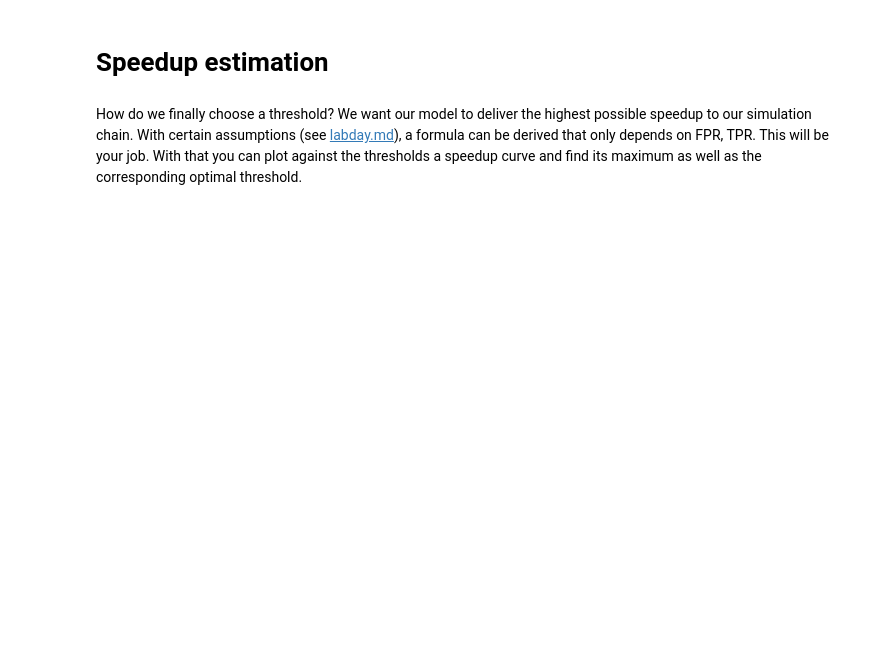
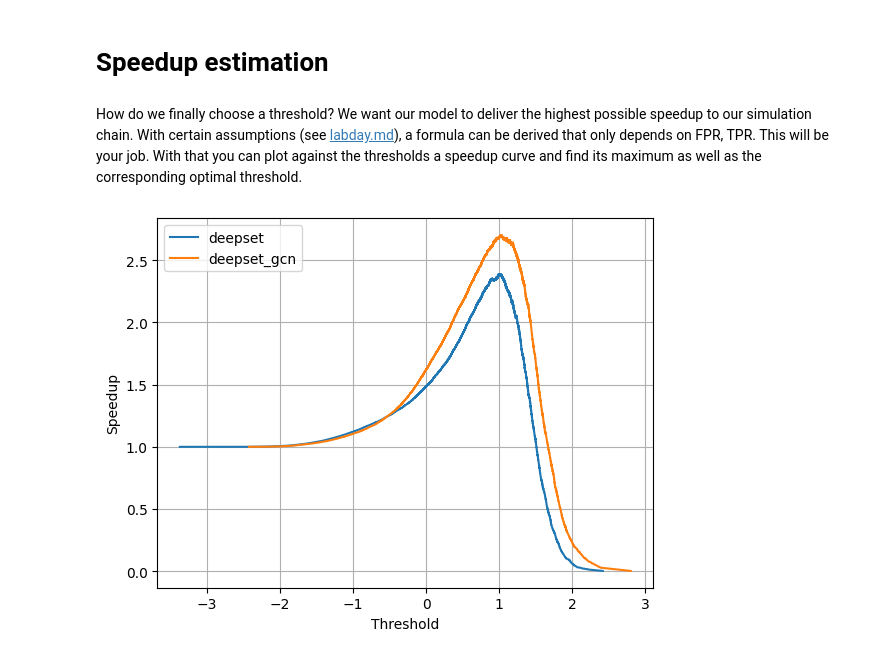
Before and after one commit to vyron-arvanitis/pp-lab, a Jupyter notebook: loading_and_evaluation.ipynb, the cells around one changed output. Cells and saved outputs as stored; diff of their text form; code cells hidden in the pictures; blank space fills up the shorter version.

```diff
--- a/loading_and_evaluation.ipynb
+++ b/loading_and_evaluation.ipynb
@@ -192,19 +209,23 @@ pd.DataFrame(summary).set_index("Model")
 How do we finally choose a threshold? We want our model to deliver the highest possible speedup to our simulation chain. With certain assumptions (see [labday.md](labday.md)), a formula can be derived that only depends on FPR, TPR. This will be your job. With that you can plot against the thresholds a speedup curve and find its maximum as well as the corresponding optimal threshold.
 # %%
 def speedup(fpr, tpr):
-    return ...
+    r = 0.05
+    speed_up = (101 * tpr) / (1 + (tpr*r+fpr*(1-r))*100)
+    return speed_up
 # %%
-for i, (model_name, score) in enumerate(scores.items()):
+for i, (model_name, (labels, score)) in enumerate(scores.items()):
     fpr, tpr, thr = roc_curve(labels, score)
     s = speedup(fpr, tpr)
     s_max = max(s)
     thr_max = thr[np.argmax(s)]
     summary[i]["Max. Speedup"] = s_max
     summary[i]["Best Threshold"] = thr_max
     plt.plot(thr[1:], s[1:], label=model_name)
 plt.xlabel("Threshold")
 plt.ylabel("Speedup")
 plt.legend()
 plt.grid()
+# %% [output]
+[figure, added]
 # %%
 pd.DataFrame(summary).set_index("Model")
```
Also changed, not shown: parts of 12 cells of this notebook, 1 other file.
